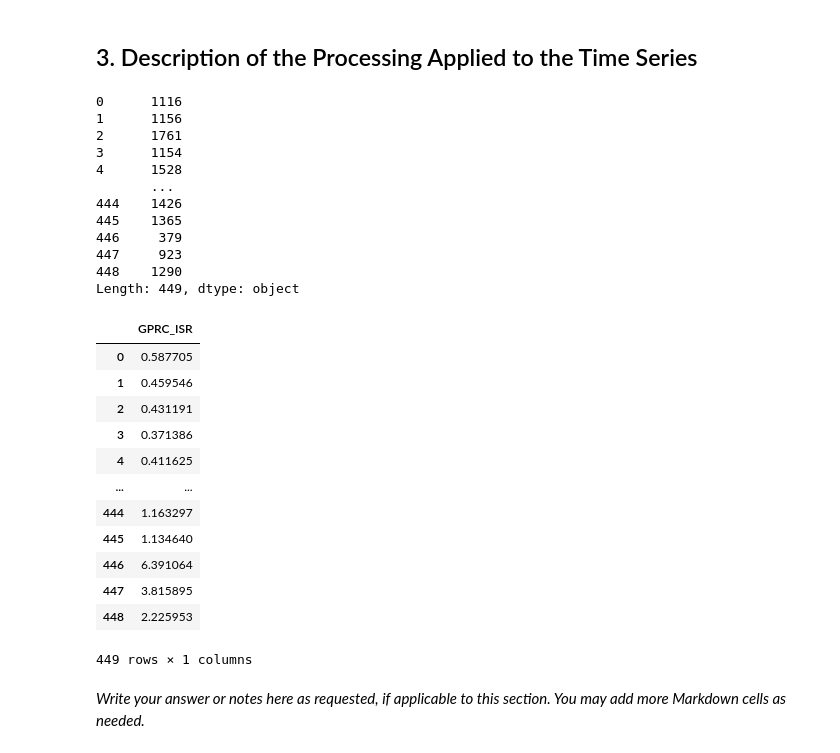
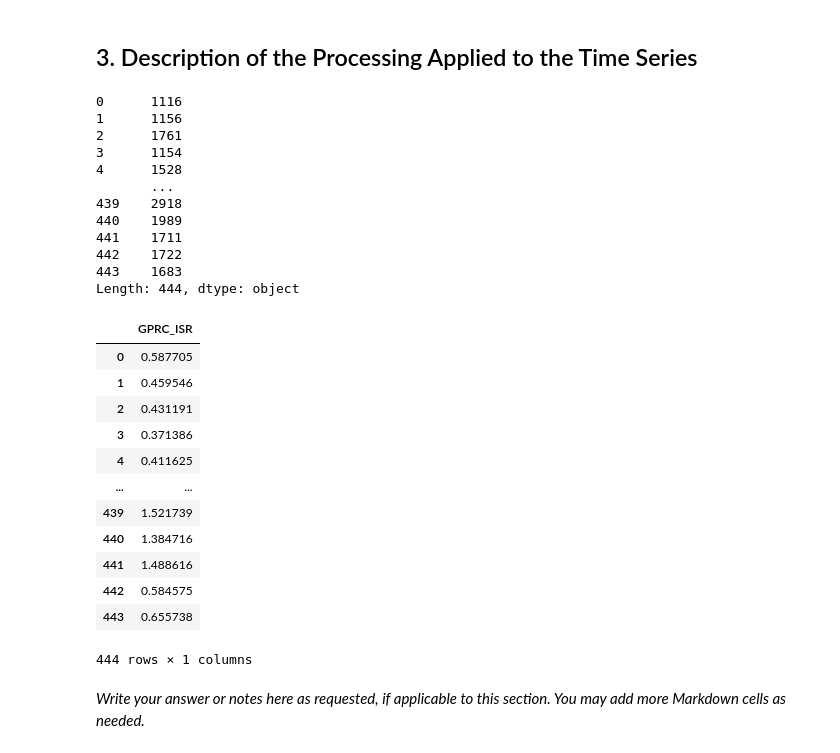
Before and after one commit to davidlvt6992/Time-Series-Analysis, a Jupyter notebook: notebooks/eng_template_project1_id1_id2.ipynb, the cells around one changed output. Drawn from its saved outputs; the diff is of its cells as text; code cells hidden in the pictures.

```diff
--- a/notebooks/eng_template_project1_id1_id2.ipynb
+++ b/notebooks/eng_template_project1_id1_id2.ipynb
@@ -134,9 +129,7 @@ olim_2024_df = olim_2024_raw.iloc[3, 4:].reset_index(drop=True)
 
 olim_2025_df = olim_2025_raw.iloc[3, 4:].reset_index(drop=True)
 
-olim_2026_df = olim_2026_raw.iloc[3, 4:].reset_index(drop=True)
-
-df_lst = [olim_until_2023_df, olim_2024_df, olim_2025_df, olim_2026_df]
+df_lst = [olim_until_2023_df, olim_2024_df, olim_2025_df]
 
 for df in df_lst :
     assert df.isna().any(axis=0) == False, f"NaN values in dataframe {df}" # nan values check
@@ -153,42 +146,42 @@ olim
 3      1154
 4      1528
        ...
-444    1426
-445    1365
-446     379
-447     923
-448    1290
-Length: 449, dtype: object
+439    2918
+440    1989
+441    1711
+442    1722
+443    1683
+Length: 444, dtype: object
 # %%
 ### gpr_ISR Processing
 end_year = 2026
-end_month = 6
+end_month = 1
 country="ISR"
 
 gpr_ISR = gpr_raw[ (gpr_raw['month'] >= f"{start_year}-01-01") & (gpr_raw['month'] < f"{end_year}-{end_month}-01") ] \
     .filter(like = f'GPRC_{country}') \
     .reset_index(drop = True)
 
 
 assert gpr_ISR.isna().any(axis=0).values == False # nan values check
 assert gpr_ISR.eq(' ').sum().values == 0          # blank values check
 
 
 gpr_ISR
 # %% [output]
 |  | GPRC_ISR |
 | 0 | 0.587705 |
 | 1 | 0.459546 |
 | 2 | 0.431191 |
 | 3 | 0.371386 |
 | 4 | 0.411625 |
 | ... | ... |
-| 444 | 1.163297 |
-| 445 | 1.134640 |
-| 446 | 6.391064 |
-| 447 | 3.815895 |
-| 448 | 2.225953 |
+| 439 | 1.521739 |
+| 440 | 1.384716 |
+| 441 | 1.488616 |
+| 442 | 0.584575 |
+| 443 | 0.655738 |
-449 rows × 1 columns
+444 rows × 1 columns
 # %%
 # Write your code here if it is relevant to this section.
 # You may add more code cells as needed.
```
Also changed, not shown: parts of 5 cells of this notebook.
